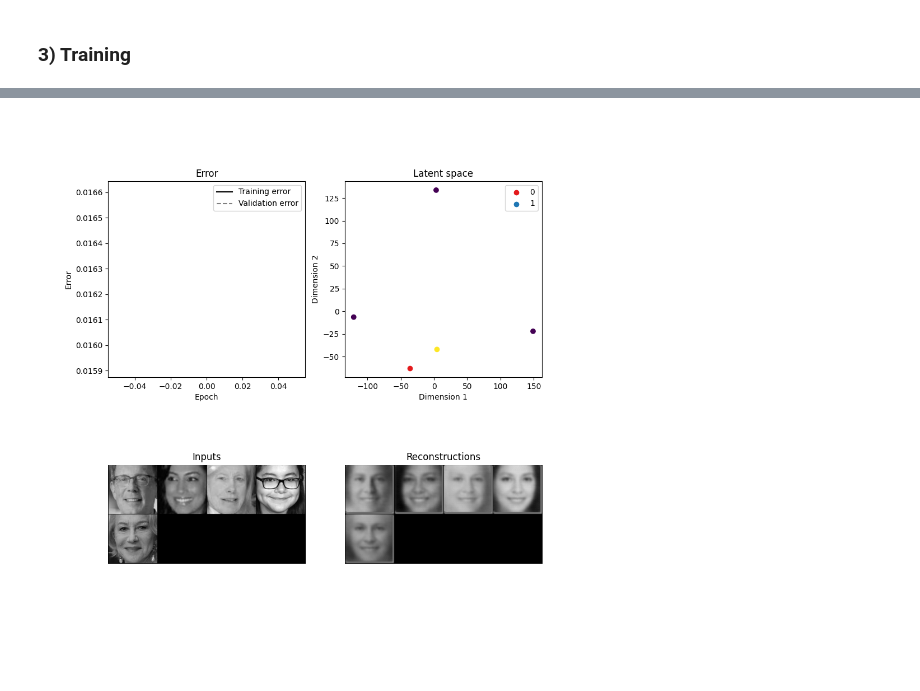
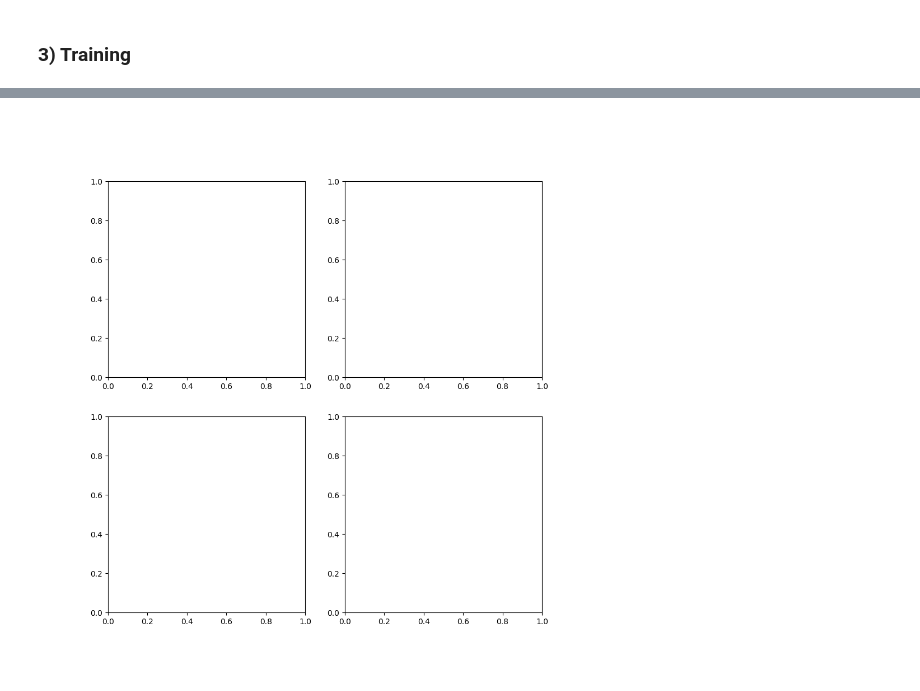
Before and after one commit to s183920/02582_Computational_Data_Analysis_Case2, a Jupyter notebook: autoencoder/autoencoder.ipynb, the cells around one changed output, grey strips where cells are left out. Cells and saved outputs as stored; diff of their text form; code cells hidden in the pictures.

Commit message:
AutoEncoder done

```diff
--- a/autoencoder/autoencoder.ipynb
+++ b/autoencoder/autoencoder.ipynb
@@ -34,10 +18,7 @@ matplotlib_axes_logger.setLevel('ERROR')
 BATCH_SIZE = 64
 EPOCH = 10000
 
-
-
-
-train_dataset = UTKFaceDataset()
+train_dataset = UTKFaceDataset(gray_scale=False)
 train_loader = torch.utils.data.DataLoader(
     train_dataset,
     BATCH_SIZE,
@@ -45,7 +26,7 @@ train_loader = torch.utils.data.DataLoader(
     num_workers=4,
     pin_memory=True)
 # %%
-test_dataset = UTKFaceDataset(data_type="test")
+test_dataset = UTKFaceDataset(data_type="test",gray_scale=False)
 test_loader = torch.utils.data.DataLoader(
     test_dataset,
     BATCH_SIZE,
@@ -131,7 +110,7 @@ learning_rate = 0.001
 # If more regularization is desired then you can add dropout to the network
 weight_decay = 0.0
 
-aenet = AutoEncoderNet(n_channels=1, dim_last_layer=(64, 21, 21), latent_features=10)     # define the network
+aenet = AutoEncoderNet(n_channels=3, dim_last_layer=(64, 21, 21), latent_features=256)     # define the network
 aenet = aenet.to(device)
 
 print(aenet)  # net architecture
@@ -156,7 +135,7 @@ AutoEncoderNet(
   )
 )
 # %%
-f, axarr = plt.subplots(2, 2, figsize=(10, 10))
+writer = SummaryWriter()
 
 # train the neural network
 average_test_loss=[]
@@ -191,65 +170,26 @@ for epoch in range(EPOCH):  # loop over the dataset multiple times
             loss = loss_func(x_reconstruction, xtest)
             test_loss_graph += loss.item() * xtest.shape[0] #Multiply with the current batchsize to get pr. sample loss
 
-
-    average_train_loss.append(train_loss_graph/len(train_dataset))
-    average_test_loss.append(test_loss_graph/len(test_dataset))
+    writer.add_scalar('Loss/train',  train_loss_graph/len(train_dataset),epoch)
+    writer.add_scalar('Loss/test', test_loss_graph/len(test_dataset),epoch)
 
     # plotting code from dtu deep learning course
     if epoch % 10 == 0:
-        ax = axarr[0, 0]
-        ax.set_title("Error")
-        ax.set_xlabel('Epoch')
-        ax.set_ylabel('Error')
 
+        grid1 = np.asarray(make_grid(xtest.cpu(),nrow=4,ncol=4))
+        grid2 = np.asarray(make_grid(x_reconstruction.cpu(),nrow=4,ncol=4))
+        writer.add_image('True', grid1, epoch)
+        writer.add_image('Reconstructed', grid2, epoch)
 
-        ax.plot(np.arange(epoch+1), average_train_loss, color="black")
-        ax.plot(np.arange(epoch+1), average_test_loss, color="gray", linestyle="--")
-        ax.legend(['Training error', 'Validation error'])
-
-        # Latent space
-        ax = axarr[0, 1]
-
-        ax.set_title('Latent space')
-        ax.set_xlabel('Dimension 1')
-        ax.set_ylabel('Dimension 2')
-
-        # If you want to use a dimensionality reduction method you can use
-        # for example PCA by projecting on two principal dimensions
-        latent_space = PCA(n_components=2).fit_transform(latent_space.cpu())
-
-        colors = iter(plt.get_cmap('Set1')(np.linspace(0, 1.0, len(classes))))
-        for c in classes:
-            ax.scatter(*latent_space[ytest[:,1].numpy().squeeze() == c].T, c=next(colors), marker='o')
-
-        ax.legend(classes)
-
-        # Inputs
-        ax = axarr[1, 0]
-        ax.set_title('Inputs')
-        ax.axis('off')
-
-
-        grid1 = np.asarray(make_grid(xtest.cpu(),nrow=4,ncol=4).permute(1, 2, 0))
-        ax.imshow(grid1, cmap='gray')
-
-
-        # Reconstructions
-        ax = axarr[1, 1]
-        ax.set_title('Reconstructions')
-        ax.axis('off')
-
-        grid1 = np.asarray(make_grid(x_reconstruction.cpu(),nrow=4,ncol=4).permute(1, 2, 0))
-        ax.imshow(grid1, cmap='gray')
-
-        plt.show()
-        #f.canvas.draw()       # draw the canvas, cache the renderer
-        # Early stopping
-        if earlyStopping.step(torch.tensor(test_loss_graph/len(test_dataset)),aenet):
-            print("Stopping early")
-            aenet = earlyStopping.bestModel
-            break
+    if earlyStopping.step(torch.tensor(test_loss_graph/len(test_dataset)),aenet):
+        print("Stopping early")
+        aenet = earlyStopping.bestModel
+        break
 
 print('Finished Training')
+
+import time
+current_time = time.time()
+torch.save(aenet.state_dict(), f"models/{current_time}.pt")
 # %% [output]
 Epoch 1/10000
@@ -257 +212 @@ Clipping input data to the valid range for imshow with RGB data ([0..1] for floa
-[figure, old version]
+[figure, new version]
```
Also changed, not shown: parts of 7 cells of this notebook, 25 other files.
